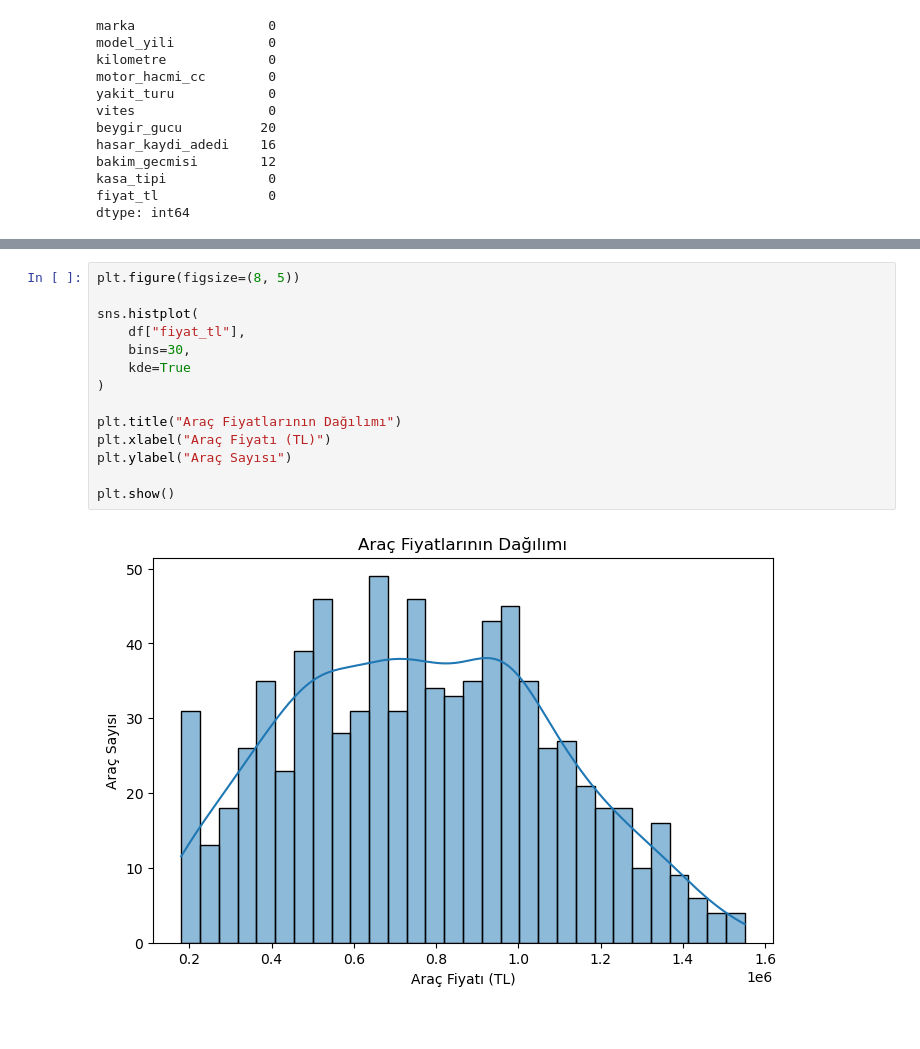
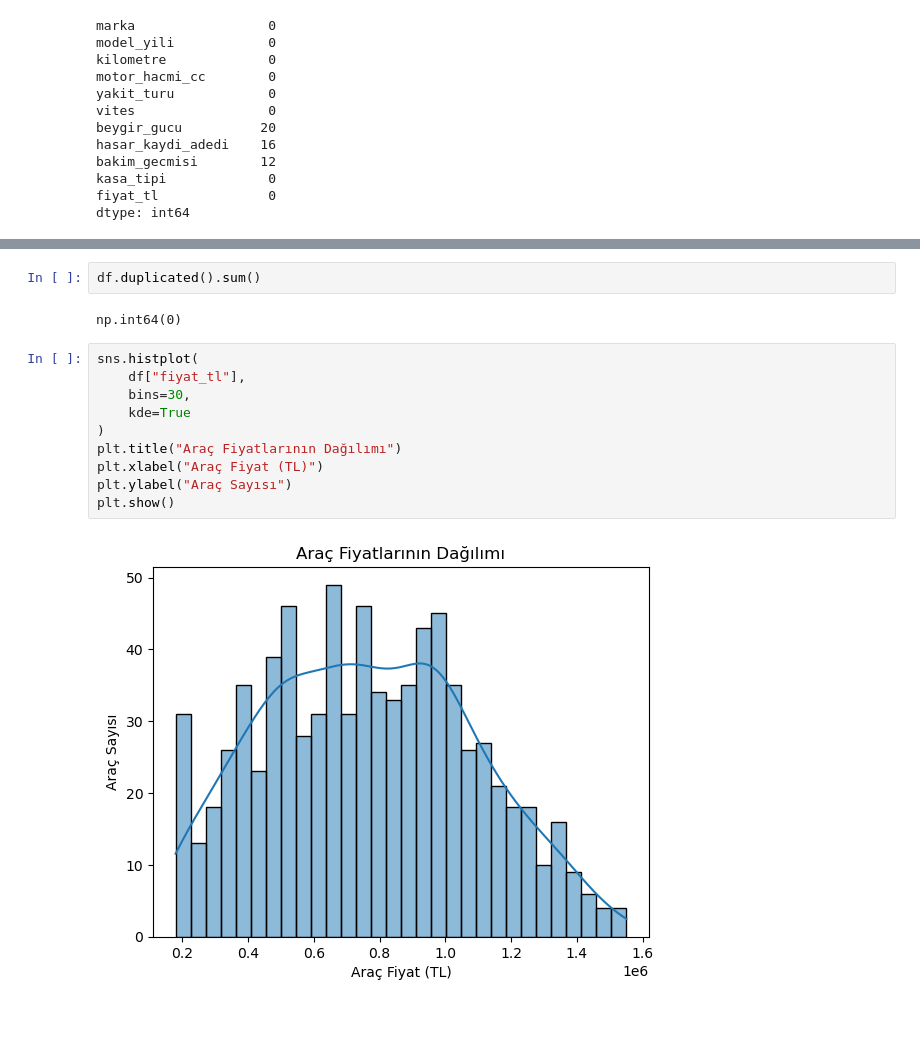
Before and after one commit to FurkanTsdmr/DataScience, a Jupyter notebook: ML/BasicExampleML/aracfiyat.ipynb, the cells around one changed output, grey strips where cells are left out. Drawn from its saved outputs; the diff is of its cells as text.

Commit message:
AracFiyatTahmin-youtube

```diff
--- a/ML/BasicExampleML/aracfiyat.ipynb
+++ b/ML/BasicExampleML/aracfiyat.ipynb
@@ -90,17 +67,19 @@ Tekrarlanan satır sayısı: 0
+# %%
+df.duplicated().sum()
+# %% [output]
+np.int64(0)
 # %%
-plt.figure(figsize=(8, 5))
-
 sns.histplot(
     df["fiyat_tl"],
     bins=30,
     kde=True
 )
-
 plt.title("Araç Fiyatlarının Dağılımı")
-plt.xlabel("Araç Fiyatı (TL)")
+plt.xlabel("Araç Fiyat (TL)")
 plt.ylabel("Araç Sayısı")
-
 plt.show()
 # %% [output]
-[figure, old version]
+[figure, new version]
+# %% [markdown]
+###
 # %%
```
Also changed, not shown: parts of 25 cells of this notebook, 2 other files.
